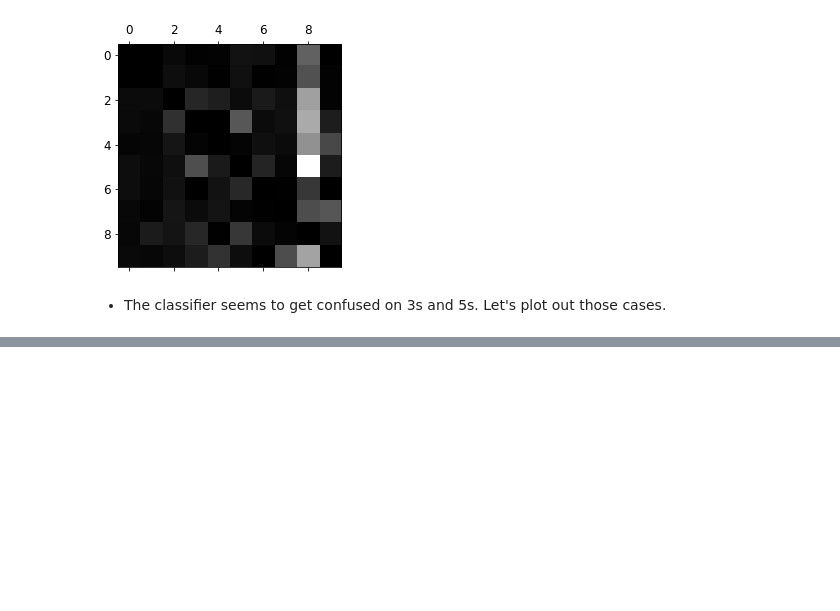
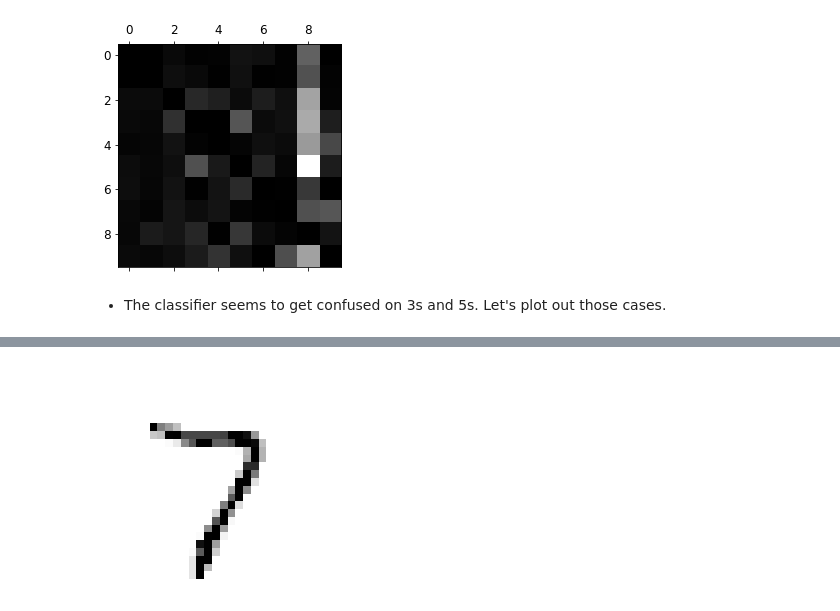
Before and after one commit to hopezh/learn_hands_on_ML_v2, a Jupyter notebook: ch3_classification_v2.ipynb, the cells around one changed output, grey strips where cells are left out. Saved outputs shown, nothing was run; the diff lists cells and outputs as text; code cells hidden in the pictures; blank space fills up the shorter version.

```diff
--- a/ch3_classification_v2.ipynb
+++ b/ch3_classification_v2.ipynb
@@ -774,0 +824,6 @@ plt.show()
+# %%
+knn_clf.fit(X_train_mod, y_train_mod)
+clean_digit = knn_clf.predict([X_test_mod[some_index]])
+plot_digit(clean_digit)
+# %% [output]
+[figure, added]
```
Also changed, not shown: parts of 17 cells of this notebook, 2 other files.
